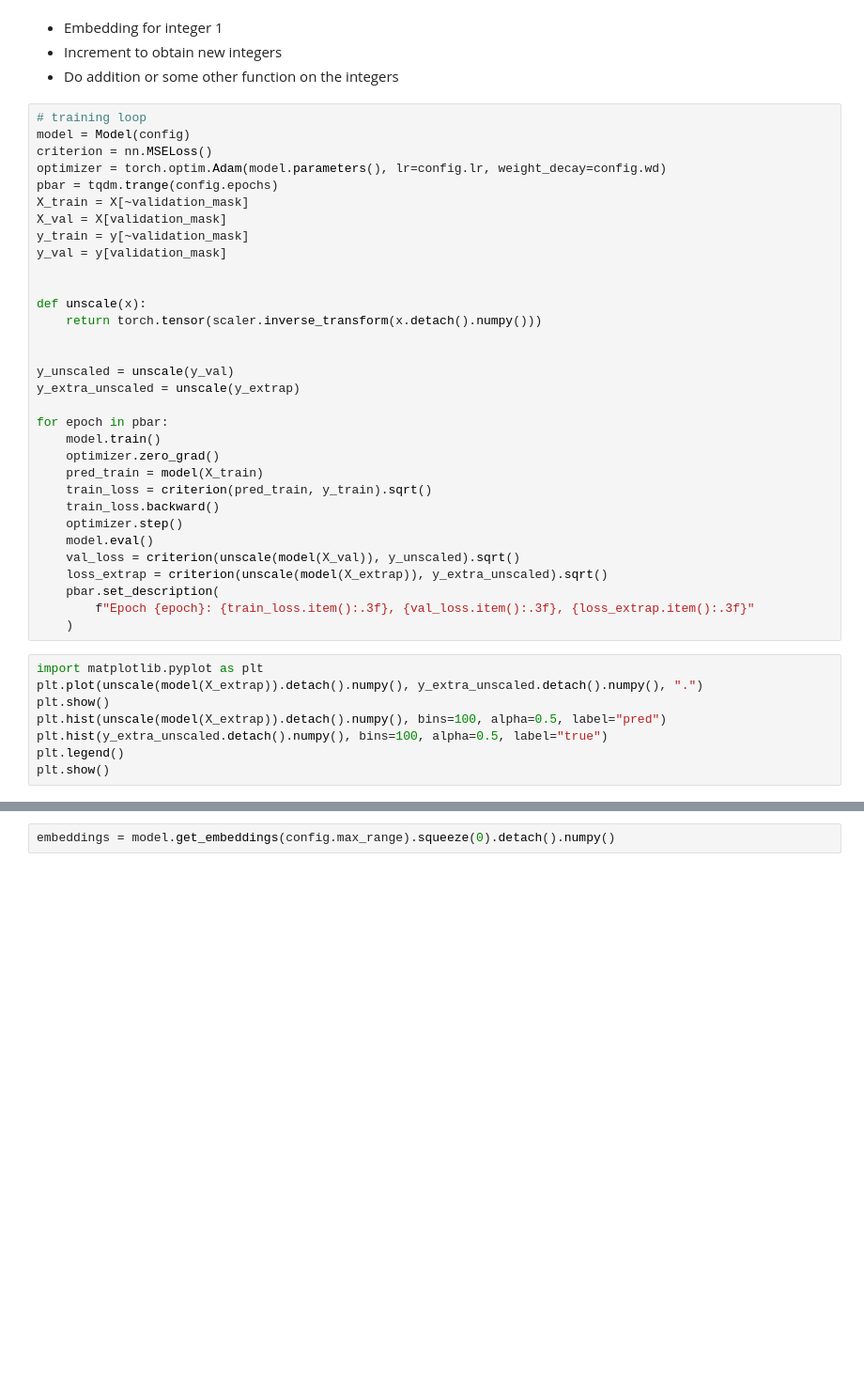
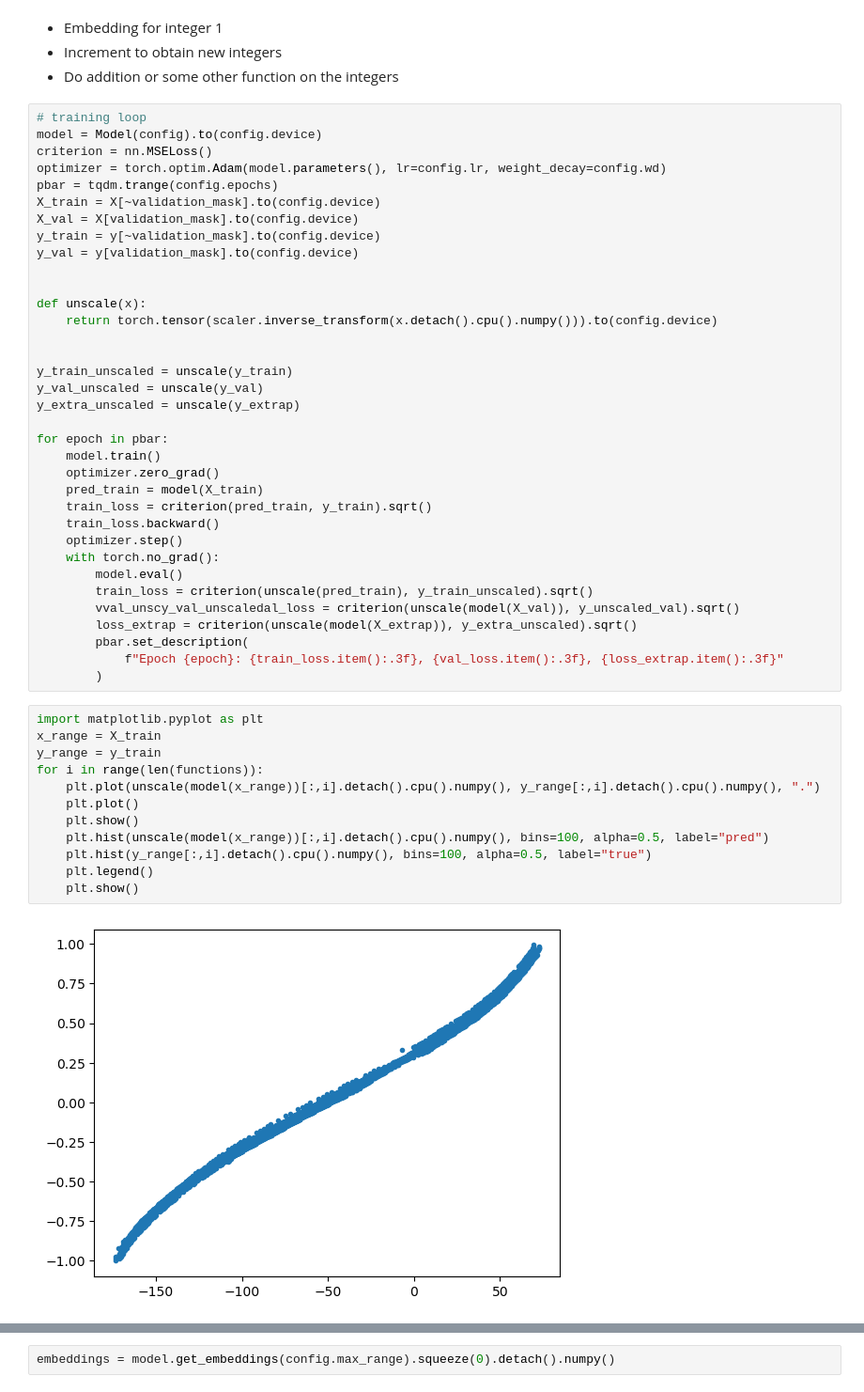
Before and after one commit to niklasnolte/ai-nuclear, a Jupyter notebook: lstm_toy.ipynb, the cells around one changed output, grey strips where cells are left out. Shown at 94% size. Saved outputs shown, nothing was run; the diff lists cells and outputs as text; blank space fills up the shorter version.

```diff
--- a/lstm_toy.ipynb
+++ b/lstm_toy.ipynb
@@ -57,21 +58,22 @@ class Model(nn.Module):
 - Do addition or some other function on the integers
 # %%
 # training loop
-model = Model(config)
+model = Model(config).to(config.device)
 criterion = nn.MSELoss()
 optimizer = torch.optim.Adam(model.parameters(), lr=config.lr, weight_decay=config.wd)
 pbar = tqdm.trange(config.epochs)
-X_train = X[~validation_mask]
-X_val = X[validation_mask]
-y_train = y[~validation_mask]
-y_val = y[validation_mask]
+X_train = X[~validation_mask].to(config.device)
+X_val = X[validation_mask].to(config.device)
+y_train = y[~validation_mask].to(config.device)
+y_val = y[validation_mask].to(config.device)
 
 
 def unscale(x):
-    return torch.tensor(scaler.inverse_transform(x.detach().numpy()))
+    return torch.tensor(scaler.inverse_transform(x.detach().cpu().numpy())).to(config.device)
 
 
-y_unscaled = unscale(y_val)
+y_train_unscaled = unscale(y_train)
+y_val_unscaled = unscale(y_val)
 y_extra_unscaled = unscale(y_extrap)
 
 for epoch in pbar:
@@ -81,17 +83,25 @@ for epoch in pbar:
     train_loss = criterion(pred_train, y_train).sqrt()
     train_loss.backward()
     optimizer.step()
-    model.eval()
-    val_loss = criterion(unscale(model(X_val)), y_unscaled).sqrt()
-    loss_extrap = criterion(unscale(model(X_extrap)), y_extra_unscaled).sqrt()
-    pbar.set_description(
-        f"Epoch {epoch}: {train_loss.item():.3f}, {val_loss.item():.3f}, {loss_extrap.item():.3f}"
-    )
+    with torch.no_grad():
+        model.eval()
+        train_loss = criterion(unscale(pred_train), y_train_unscaled).sqrt()
+        vval_unscy_val_unscaledal_loss = criterion(unscale(model(X_val)), y_unscaled_val).sqrt()
+        loss_extrap = criterion(unscale(model(X_extrap)), y_extra_unscaled).sqrt()
+        pbar.set_description(
+            f"Epoch {epoch}: {train_loss.item():.3f}, {val_loss.item():.3f}, {loss_extrap.item():.3f}"
+        )
 # %%
 import matplotlib.pyplot as plt
-plt.plot(unscale(model(X_extrap)).detach().numpy(), y_extra_unscaled.detach().numpy(), ".")
-plt.show()
-plt.hist(unscale(model(X_extrap)).detach().numpy(), bins=100, alpha=0.5, label="pred")
-plt.hist(y_extra_unscaled.detach().numpy(), bins=100, alpha=0.5, label="true")
-plt.legend()
-plt.show()
+x_range = X_train
+y_range = y_train
+for i in range(len(functions)):
+    plt.plot(unscale(model(x_range))[:,i].detach().cpu().numpy(), y_range[:,i].detach().cpu().numpy(), ".")
+    plt.plot()
+    plt.show()
+    plt.hist(unscale(model(x_range))[:,i].detach().cpu().numpy(), bins=100, alpha=0.5, label="pred")
+    plt.hist(y_range[:,i].detach().cpu().numpy(), bins=100, alpha=0.5, label="true")
+    plt.legend()
+    plt.show()
+# %% [output]
+[figure, added]
```
Also changed, not shown: parts of 3 cells of this notebook.
